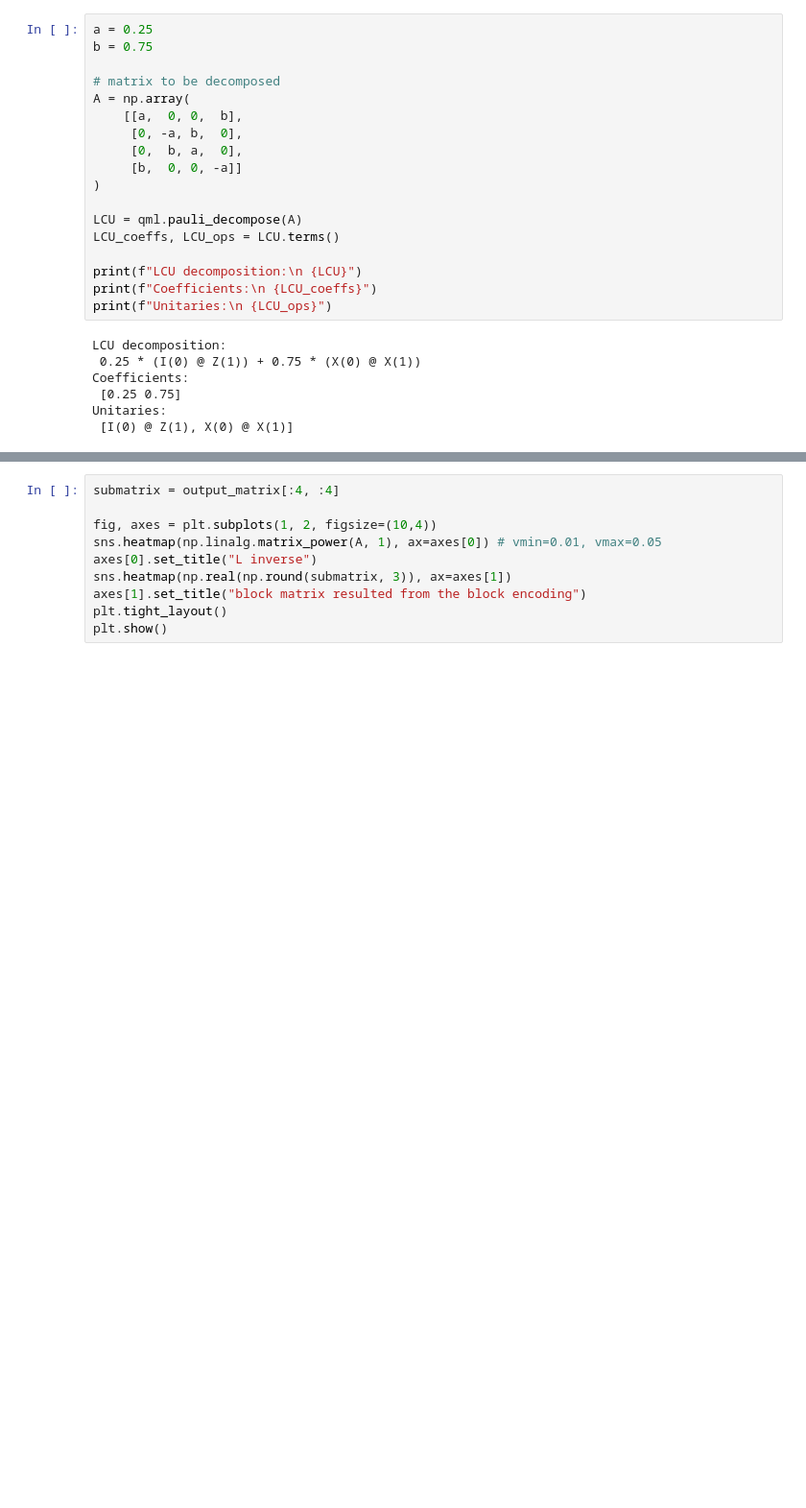
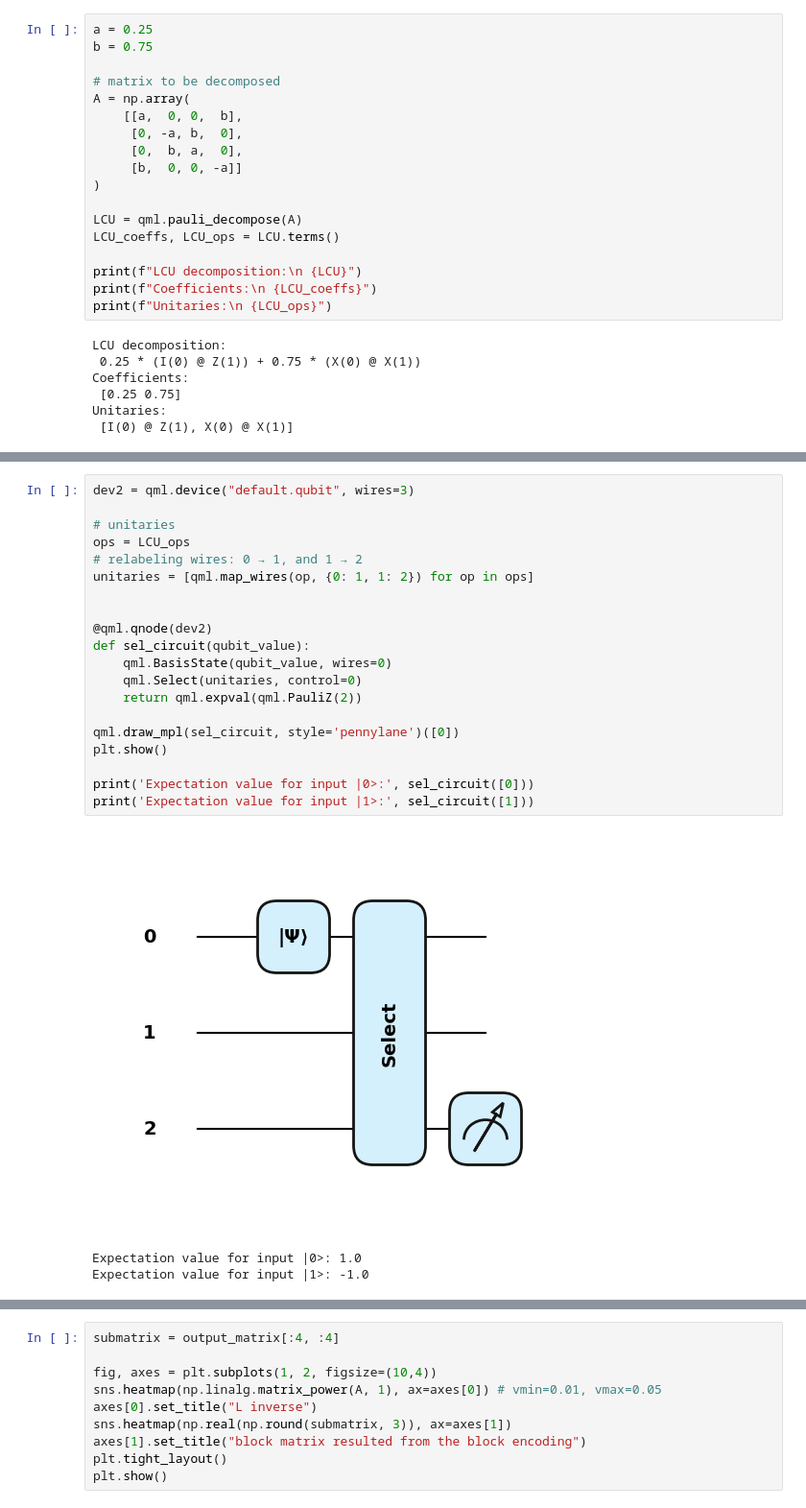
Before and after one commit to 24shiny/Inverse_Laplacian_embedding, a Jupyter notebook: Laplacian_embedding/block_encoding_PL.ipynb, the cells around one changed output, grey strips where cells are left out. Shown: that part at 96% size. Drawn from its saved outputs; the diff is of its cells as text; blank space fills up the shorter version.

```diff
--- a/Laplacian_embedding/block_encoding_PL.ipynb
+++ b/Laplacian_embedding/block_encoding_PL.ipynb
@@ -87 +116,25 @@ Unitaries:
+# %%
+dev2 = qml.device("default.qubit", wires=3)
+
+# unitaries
+ops = LCU_ops
+# relabeling wires: 0 → 1, and 1 → 2
+unitaries = [qml.map_wires(op, {0: 1, 1: 2}) for op in ops]
+
+
+@qml.qnode(dev2)
+def sel_circuit(qubit_value):
+    qml.BasisState(qubit_value, wires=0)
+    qml.Select(unitaries, control=0)
+    return qml.expval(qml.PauliZ(2))
+
+qml.draw_mpl(sel_circuit, style='pennylane')([0])
+plt.show()
+
+print('Expectation value for input |0>:', sel_circuit([0]))
+print('Expectation value for input |1>:', sel_circuit([1]))
+# %% [output]
+[figure, added]
+Expectation value for input |0>: 1.0
+Expectation value for input |1>: -1.0
 # %%
```
Also changed, not shown: parts of 13 cells of this notebook.
